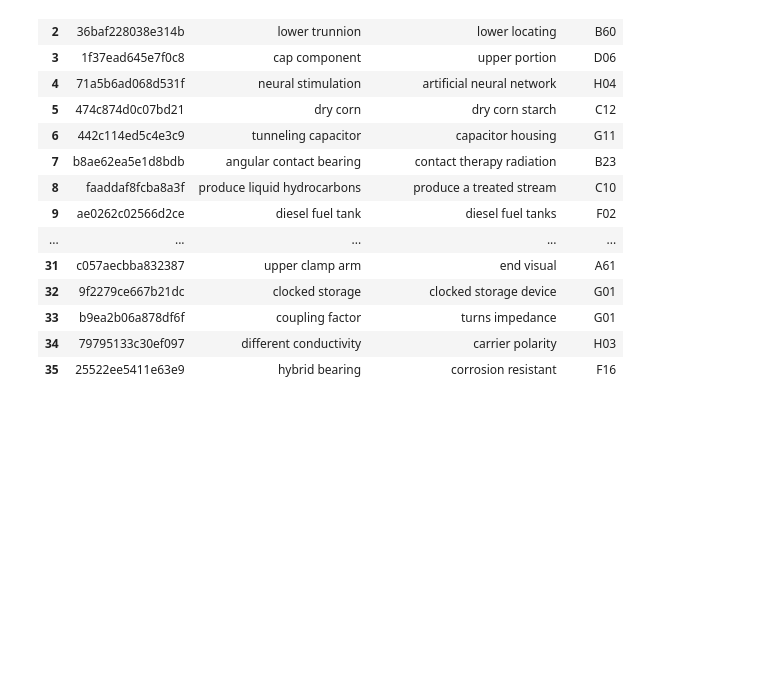
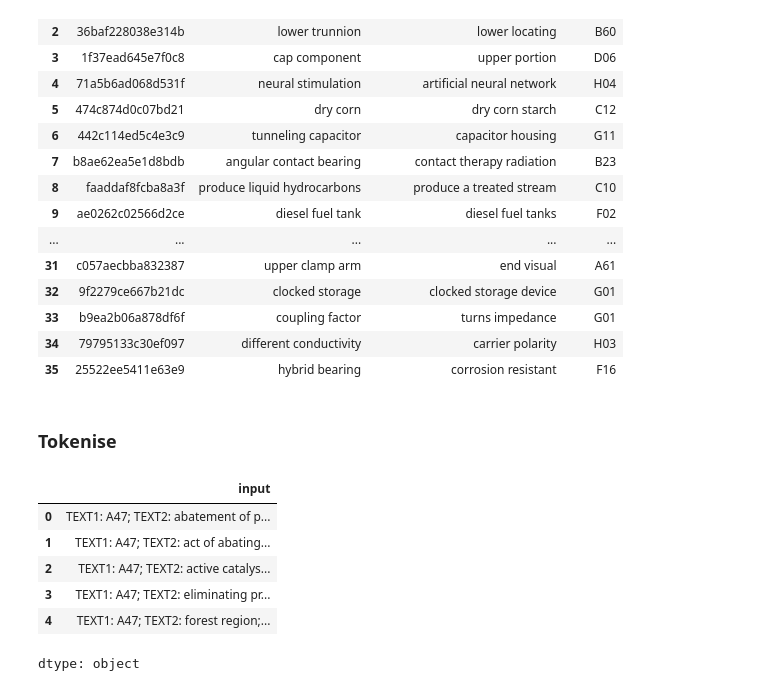
Before and after one commit to jamieoliver/us-patents-240918, a Jupyter notebook: us-patents.ipynb, the cells around one changed output. Saved outputs shown, nothing was run; the diff lists cells and outputs as text; code cells hidden in the pictures; blank space fills up the shorter version.

Commit message:
Tokenise datasets

```diff
--- a/us-patents.ipynb
+++ b/us-patents.ipynb
@@ -74,3 +79,19 @@ test_data
 | 33 | b9ea2b06a878df6f | coupling factor | turns impedance | G01 |
 | 34 | 79795133c30ef097 | different conductivity | carrier polarity | H03 |
 | 35 | 25522ee5411e63e9 | hybrid bearing | corrosion resistant | F16 |
+# %% [markdown]
+### Tokenise
+# %%
+def add_input(data):
+  data['input'] = 'TEXT1: ' + data.context + '; TEXT2: ' + data.target + '; ANC1: ' + data.anchor
+
+add_input(training_data)
+training_data.input.head()
+# %% [output]
+|  | input |
+| 0 | TEXT1: A47; TEXT2: abatement of p... |
+| 1 | TEXT1: A47; TEXT2: act of abating... |
+| 2 | TEXT1: A47; TEXT2: active catalys... |
+| 3 | TEXT1: A47; TEXT2: eliminating pr... |
+| 4 | TEXT1: A47; TEXT2: forest region;... |
+dtype: object
```
Also changed, not shown: parts of 9 cells of this notebook.
